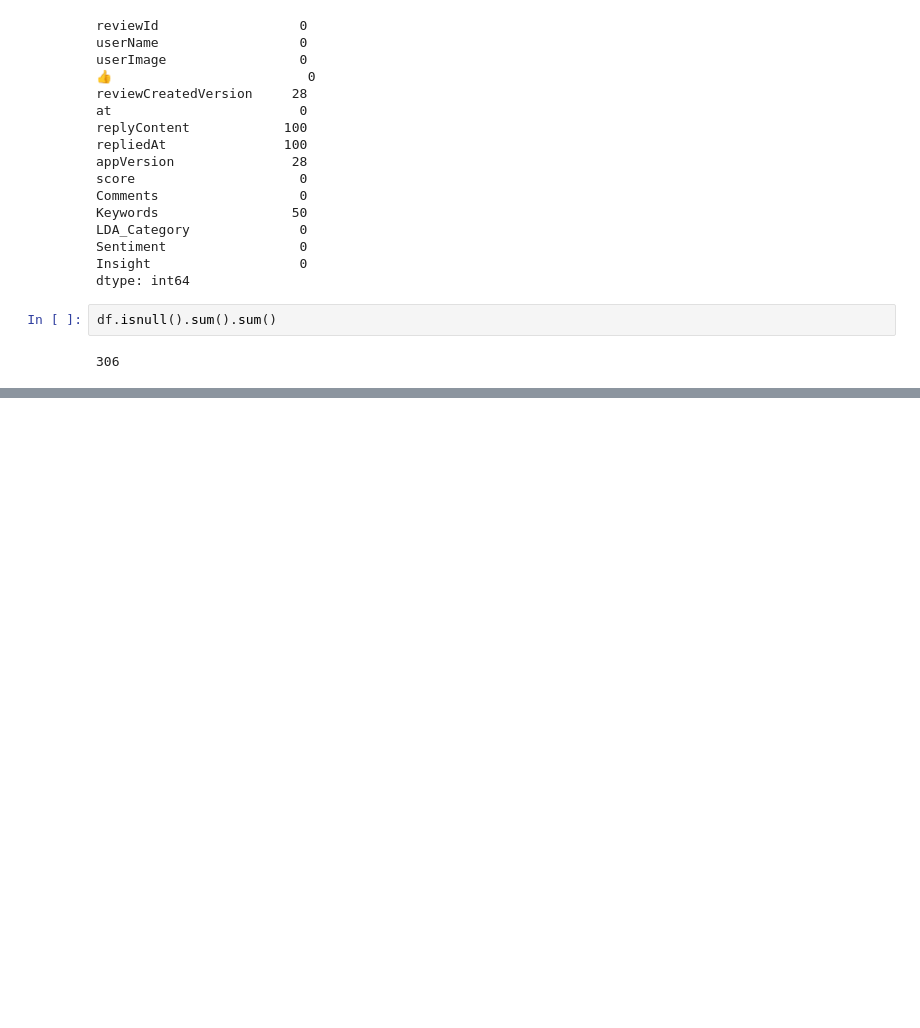
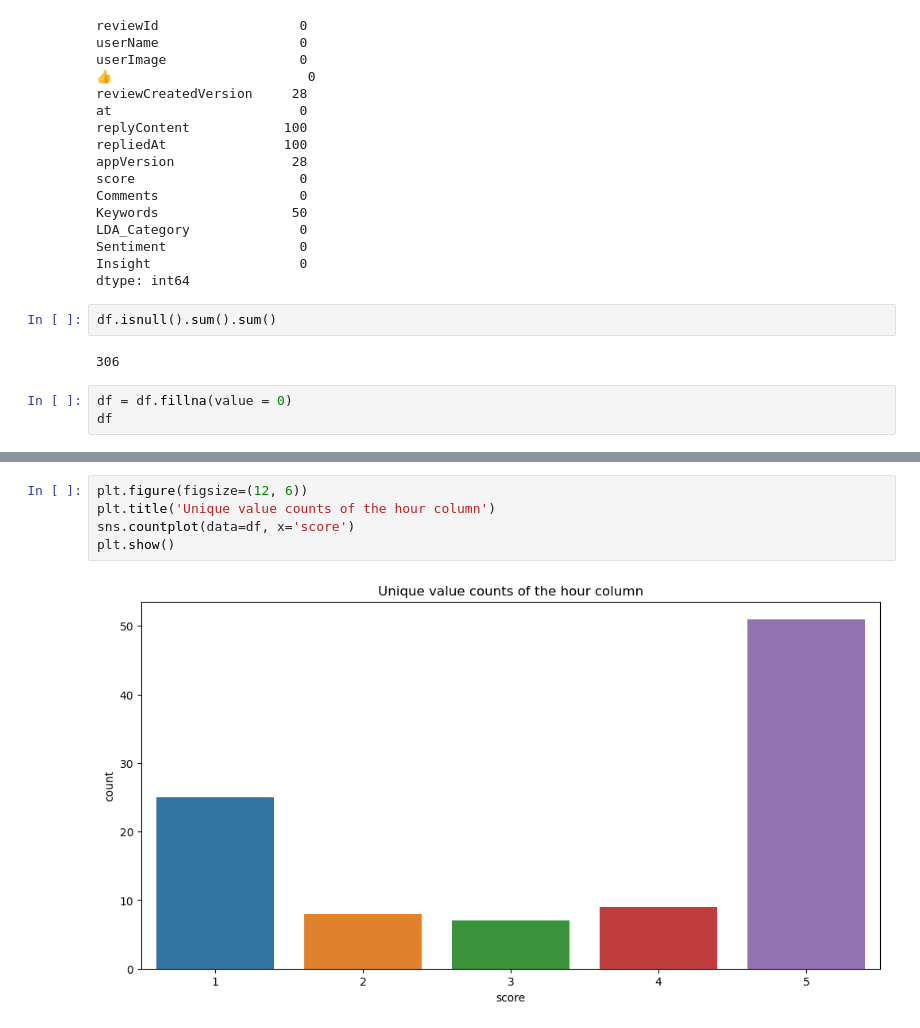
Before and after one commit to YeabsiraTibebu/marketing_analytics, a Jupyter notebook: notebooks/user_review_analysis.ipynb, the cells around one changed output, grey strips where cells are left out. Cells and saved outputs as stored; diff of their text form; blank space fills up the shorter version.

```diff
--- a/notebooks/user_review_analysis.ipynb
+++ b/notebooks/user_review_analysis.ipynb
@@ -145,3 +145,6 @@ dtype: int64
 df.isnull().sum().sum()
 # %% [output]
 306
+# %%
+df = df.fillna(value = 0)
+df
@@ -147,0 +189,7 @@ df.isnull().sum().sum()
+# %%
+plt.figure(figsize=(12, 6))
+plt.title('Unique value counts of the hour column')
+sns.countplot(data=df, x='score')
+plt.show()
+# %% [output]
+[figure, added]
```
Also changed, not shown: parts of 13 cells of this notebook.
